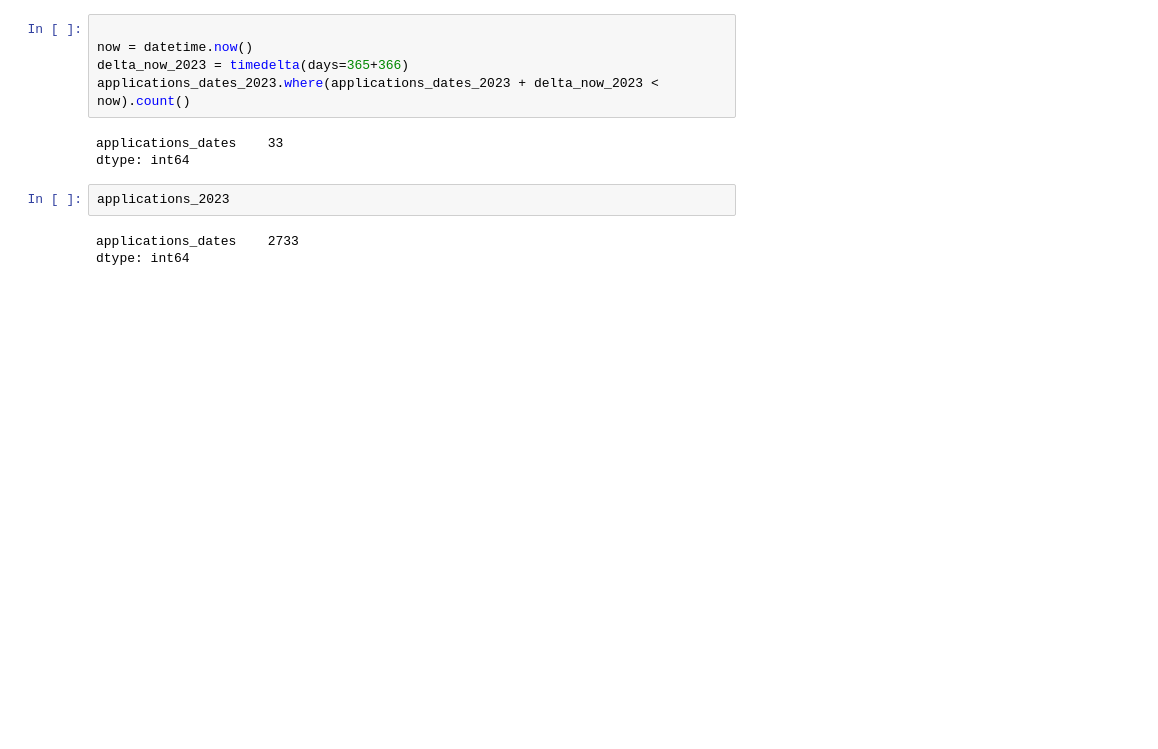
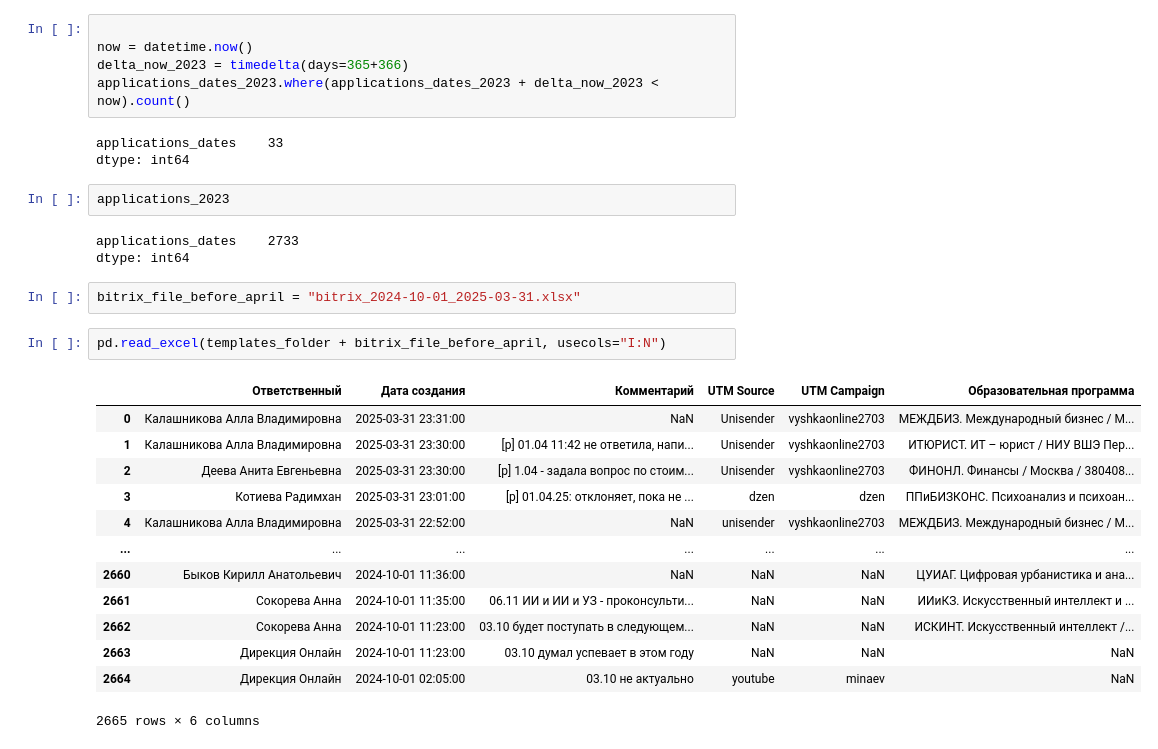
Before and after one commit to iasonov/HSE_dashboard, a Jupyter notebook: src/test.ipynb, the cells around one changed output. Saved outputs shown, nothing was run; the diff lists cells and outputs as text; blank space fills up the shorter version.

Commit message:
new column (leads after 01.04) seems like working

```diff
--- a/src/test.ipynb
+++ b/src/test.ipynb
@@ -1324,3 +1324,21 @@ applications_2023
 # %% [output]
 applications_dates    2733
 dtype: int64
+# %%
+bitrix_file_before_april = "bitrix_2024-10-01_2025-03-31.xlsx"
+# %%
+pd.read_excel(templates_folder + bitrix_file_before_april, usecols="I:N")
+# %% [output]
+|  | Ответственный | Дата создания | Комментарий | UTM Source | UTM Campaign | Образовательная программа |
+| 0 | Калашникова Алла Владимировна | 2025-03-31 23:31:00 | NaN | Unisender | vyshkaonline2703 | МЕЖДБИЗ. Международный бизнес / М... |
+| 1 | Калашникова Алла Владимировна | 2025-03-31 23:30:00 | [p] 01.04 11:42 не ответила, напи... | Unisender | vyshkaonline2703 | ИТЮРИСТ. ИТ – юрист / НИУ ВШЭ Пер... |
+| 2 | Деева Анита Евгеньевна | 2025-03-31 23:30:00 | [p] 1.04 - задала вопрос по стоим... | Unisender | vyshkaonline2703 | ФИНОНЛ. Финансы / Москва / 380408... |
+| 3 | Котиева Радимхан | 2025-03-31 23:01:00 | [p] 01.04.25: отклоняет, пока не ... | dzen | dzen | ППиБИЗКОНС. Психоанализ и психоан... |
+| 4 | Калашникова Алла Владимировна | 2025-03-31 22:52:00 | NaN | unisender | vyshkaonline2703 | МЕЖДБИЗ. Международный бизнес / М... |
+| ... | ... | ... | ... | ... | ... | ... |
+| 2660 | Быков Кирилл Анатольевич | 2024-10-01 11:36:00 | NaN | NaN | NaN | ЦУИАГ. Цифровая урбанистика и ана... |
+| 2661 | Сокорева Анна | 2024-10-01 11:35:00 | 06.11 ИИ и ИИ и УЗ - проконсульти... | NaN | NaN | ИИиКЗ. Искусственный интеллект и ... |
+| 2662 | Сокорева Анна | 2024-10-01 11:23:00 | 03.10 будет поступать в следующем... | NaN | NaN | ИСКИНТ. Искусственный интеллект /... |
+| 2663 | Дирекция Онлайн | 2024-10-01 11:23:00 | 03.10 думал успевает в этом году | NaN | NaN | NaN |
+| 2664 | Дирекция Онлайн | 2024-10-01 02:05:00 | 03.10 не актуально | youtube | minaev | NaN |
+2665 rows × 6 columns
```
Also changed, not shown: 6 other files.
